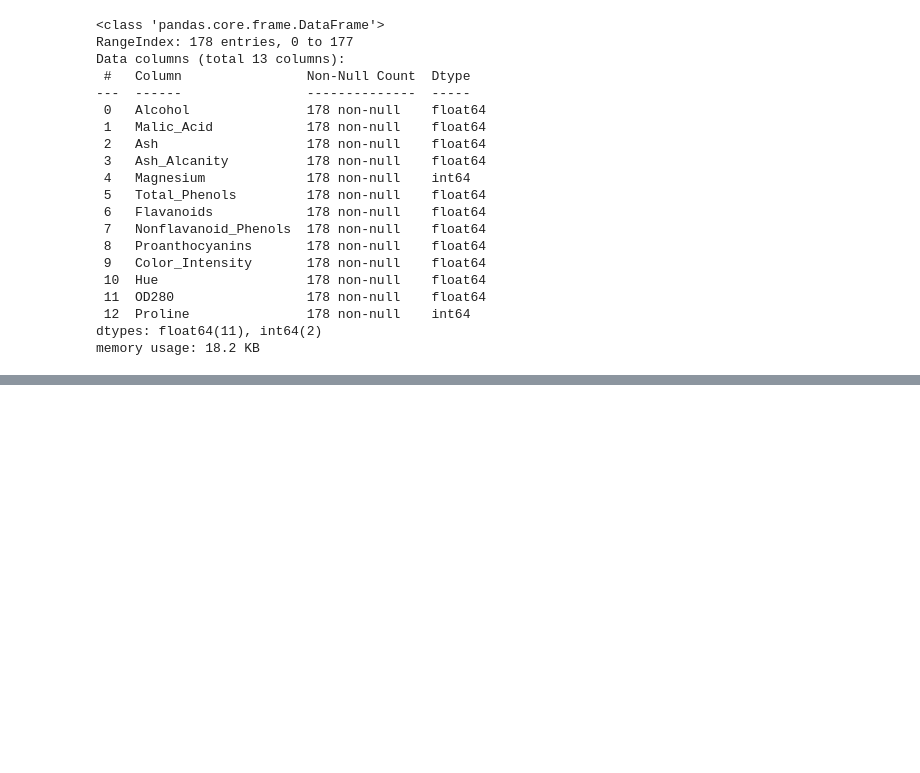
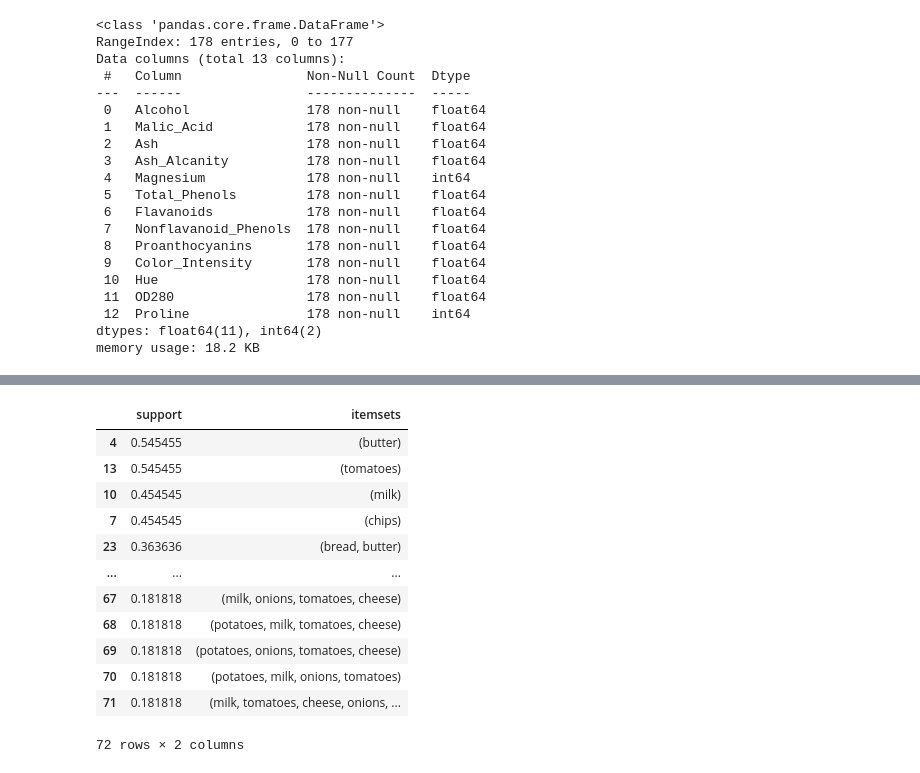
Before and after one commit to Benmaza/Benmaza, a Jupyter notebook: EBAC/Tareas/TareaM30-CD-RubenMaza.ipynb, the cells around one changed output, grey strips where cells are left out. Cells and saved outputs as stored; diff of their text form; code cells hidden in the pictures; blank space fills up the shorter version.

```diff
--- a/EBAC/Tareas/TareaM30-CD-RubenMaza.ipynb
+++ b/EBAC/Tareas/TareaM30-CD-RubenMaza.ipynb
@@ -46,0 +105,14 @@ memory usage: 18.2 KB
+# %%
+my_basket = [['bread', 'butter', 'wine', 'bananas', 'coffee', 'carrots'],
+    ['tomatoes', 'onions', 'cheese', 'milk', 'potatoes'],
+    ['beer', 'chips', 'asparagus', 'salsa', 'milk', 'apples'],
+    ['olive oil', 'bread', 'butter', 'tomatoes', 'steak', 'carrots'],
+    ['tomatoes', 'onions', 'chips', 'wine', 'ketchup', 'orange juice'],
+    ['bread', 'butter', 'beer', 'chips', 'milk'],
+    ['butter', 'tomatoes', 'carrots', 'coffee', 'sugar'],
+    ['tomatoes', 'onions', 'cheese', 'milk', 'potatoes'],
+    ['bread', 'butter', 'ketchup', 'coffee', 'chicken wings'],
+    ['butter', 'beer', 'chips', 'asparagus', 'apples'],
+    ['tomatoes', 'onion', 'beer', 'chips', 'milk', 'coffee']]
+
+my_basket
@@ -46,0 +131,28 @@ memory usage: 18.2 KB
+# %%
+# Usar TransactionEncoder para transformar los datos
+te = TransactionEncoder()
+te_ary = te.fit(my_basket).transform(my_basket)
+df = pd.DataFrame(te_ary, columns=te.columns_)
+# %%
+# se aplicará el algoritmo Apriori para encontrar los ítemsets frecuentes
+frequent_itemsets = apriori(df, min_support=0.1, use_colnames=True)
+# Eliminar los ítemsets vacíos
+frequent_itemsets = frequent_itemsets[frequent_itemsets.itemsets.map(len) >= 0]
+# ordenar los ítemsets por soporte
+frequent_itemsets = frequent_itemsets.sort_values(by='support', ascending=False)
+# Mostrar los ítemsets frecuentes
+frequent_itemsets
+# %% [output]
+|  | support | itemsets |
+| 4 | 0.545455 | (butter) |
+| 13 | 0.545455 | (tomatoes) |
+| 10 | 0.454545 | (milk) |
+| 7 | 0.454545 | (chips) |
+| 23 | 0.363636 | (bread, butter) |
+| ... | ... | ... |
+| 67 | 0.181818 | (milk, onions, tomatoes, cheese) |
+| 68 | 0.181818 | (potatoes, milk, tomatoes, cheese) |
+| 69 | 0.181818 | (potatoes, onions, tomatoes, cheese) |
+| 70 | 0.181818 | (potatoes, milk, onions, tomatoes) |
+| 71 | 0.181818 | (milk, tomatoes, cheese, onions, ... |
+72 rows × 2 columns
```
Also changed, not shown: parts of 13 cells of this notebook, 58 other files.
